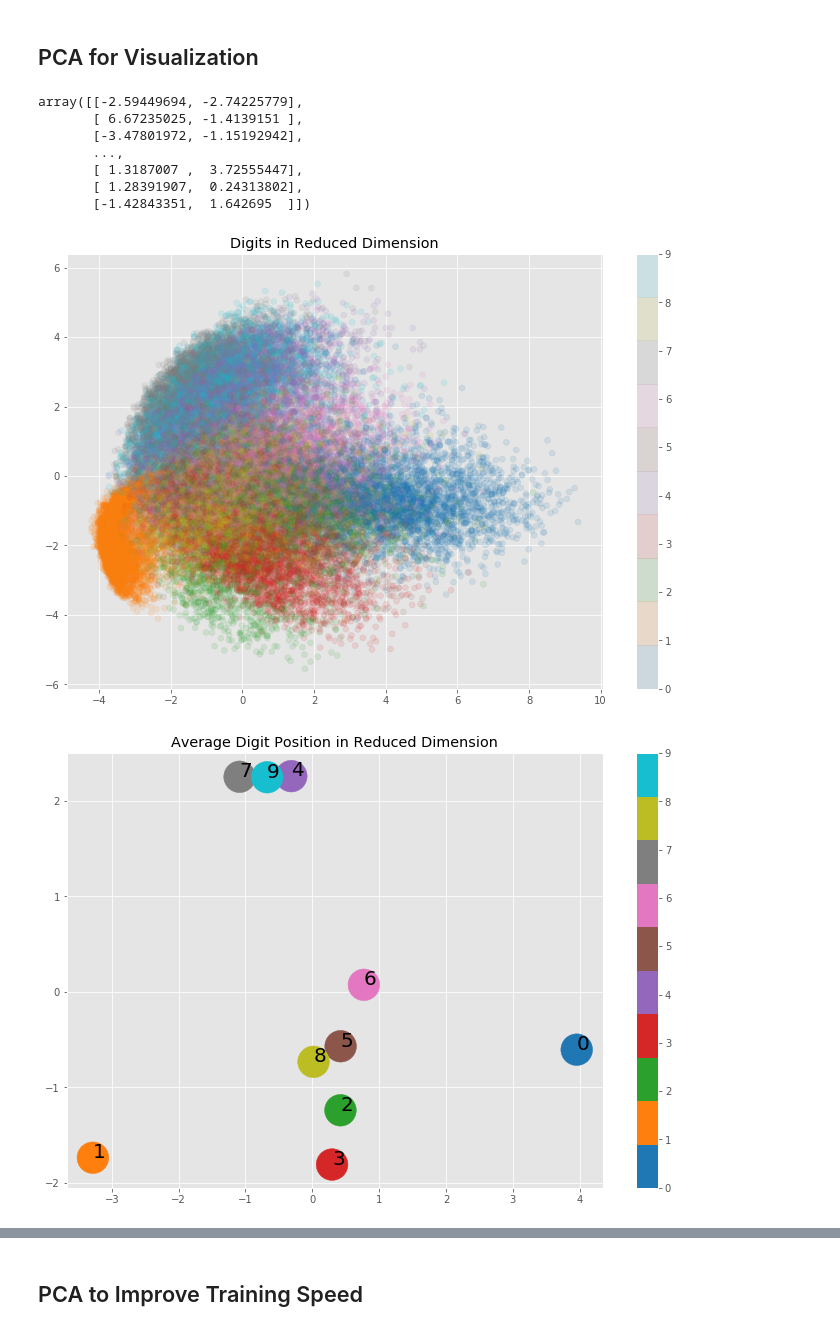
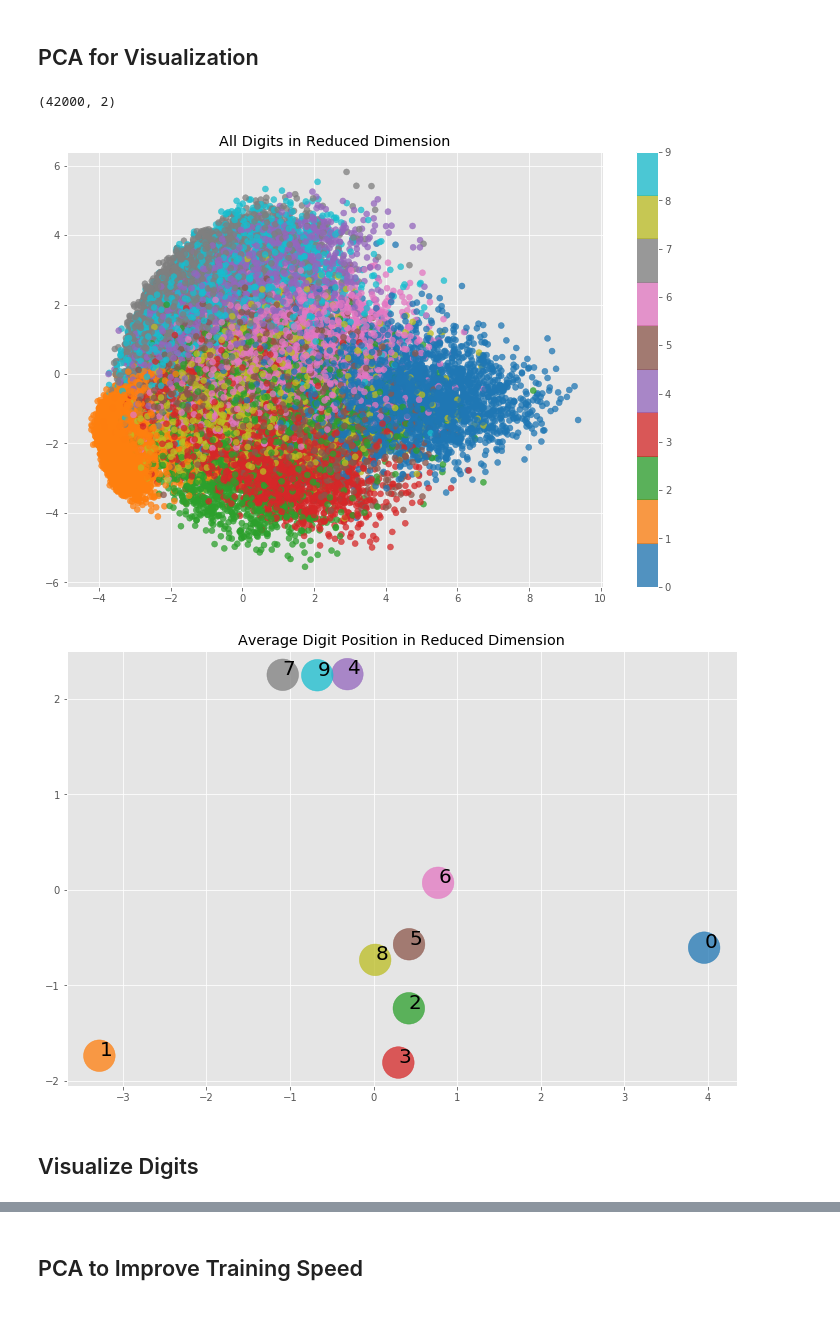
Before and after one commit to neil-ash/Kaggle, a Jupyter notebook: MNIST/MNIST_Revisited.ipynb, the cells around one changed output, grey strips where cells are left out. Saved outputs shown, nothing was run; the diff lists cells and outputs as text; code cells hidden in the pictures.

Commit message:
Add functionality to display digits

```diff
--- a/MNIST/MNIST_Revisited.ipynb
+++ b/MNIST/MNIST_Revisited.ipynb
@@ -40,7 +43,7 @@ df.head()
 # %%
-# setup features and labels as np arrays
-X = df.iloc[:, 1:].values
-y = df.iloc[:, 0].values
+# setup all features (train and test features) and labels as np arrays
+X = np.vstack((train_df.iloc[:, 1:].values, test_df.values))
+y = train_df.iloc[:, 0].values
 # %%
 X.shape, y.shape
 # %% [output]
@@ -56,10 +59,3 @@ X = X / 255
 np.min(X), np.max(X)
 # %% [output]
 (0.0, 1.0)
-# %%
-# save 1D labels
-y_old = y
-
-# one hot encode labels: create 10-element array for each label (necessary for training)
-ohe = OneHotEncoder(categories='auto')
-y = ohe.fit_transform(y.reshape(-1, 1)).toarray()
@@ -94,46 +82,41 @@ np.count_nonzero(y)
 # %%
 # pca to 2D
 pca = PCA(n_components=2)
-X_red = pca.fit_transform(X)
+X_red = pca.fit_transform(X[:y.size, :])
 # %%
-X_red
+X_red.shape
 # %% [output]
-array([[-2.59449694, -2.74225779],
-       [ 6.67235025, -1.4139151 ],
-       [-3.47801972, -1.15192942],
-       ...,
-       [ 1.3187007 ,  3.72555447],
-       [ 1.28391907,  0.24313802],
-       [-1.42843351,  1.642695  ]])
+(42000, 2)
 # %%
+# plot light digits with labels represented by color
 plt.rcParams['figure.figsize'] = [12, 8]
 
-# plot light digits with labels represented by color
-plt.scatter(X_red[:, 0], X_red[:, 1], c=y_old, alpha=0.125, cmap='tab10')
+plt.scatter(X_red[:, 0], X_red[:, 1], c=y, alpha=.75, cmap='tab10')
 plt.colorbar()
-plt.title('Digits in Reduced Dimension');
+plt.title('All Digits in Reduced Dimension');
 # %% [output]
-[figure, old version]
+[figure, new version]
 # %%
 # make list of mean reduced features for digits
 mean_ls = []
 
 for i in range(10):
-    mean_ls.append([np.mean(X_red[y_old == i][:, 0]), np.mean(X_red[y_old == i][:, 1])])
+    mean_ls.append([np.mean(X_red[y == i][:, 0]), np.mean(X_red[y == i][:, 1])])
 
 mean_arr = np.asarray(mean_ls)
 # %%
 # plot mean values with annotations
 plt.scatter(mean_arr[:, 0], mean_arr[:, 1],
             c=range(10),
+            alpha=.75,
             cmap='tab10',
             s=1000)
 
-plt.colorbar()
-
 for i in range(10):
-    plt.annotate(i, (mean_arr[i, 0], mean_arr[i, 1]), fontsize=20,)
+    plt.annotate(i, (mean_arr[i, 0], mean_arr[i, 1]), fontsize=20)
 
 plt.title('Average Digit Position in Reduced Dimension');
 # %% [output]
-[figure, old version]
+[figure, new version]
+# %% [markdown]
+## Visualize Digits
```
Also changed, not shown: parts of 23 cells of this notebook.
